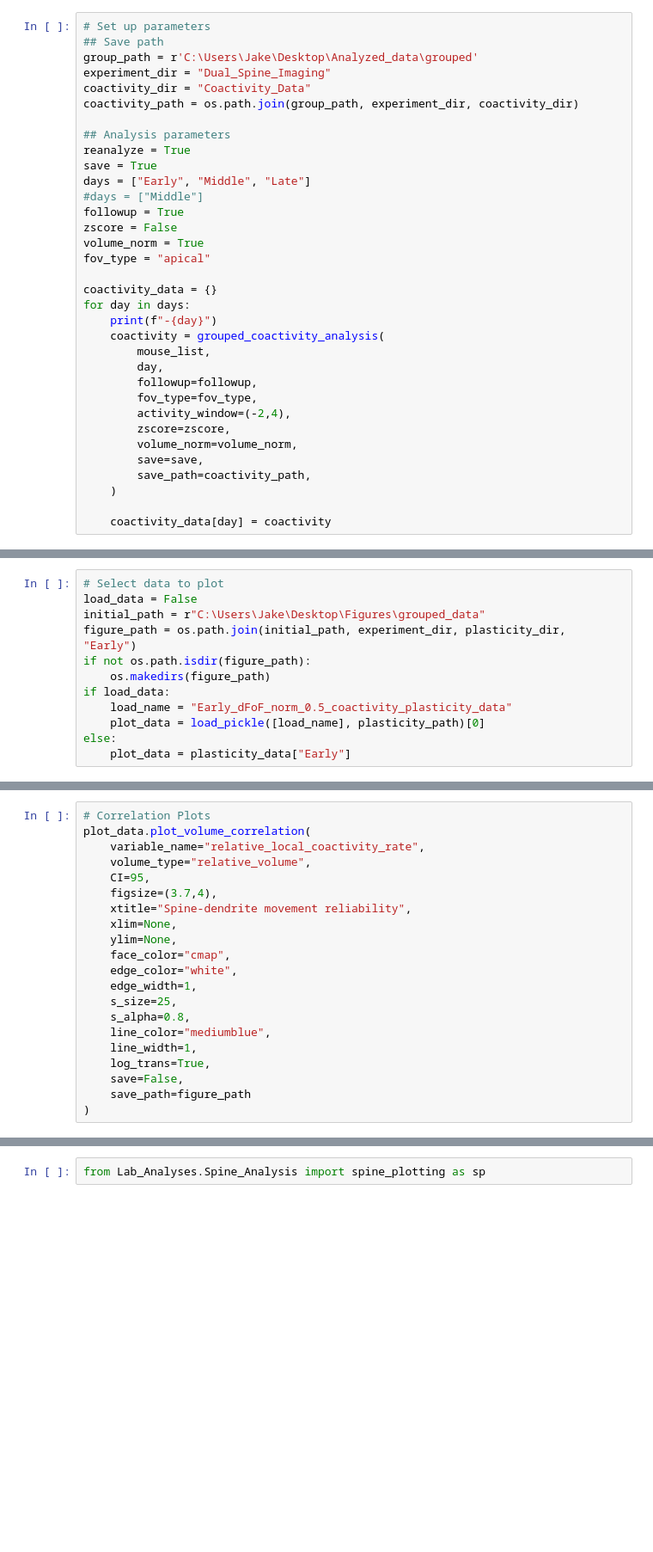
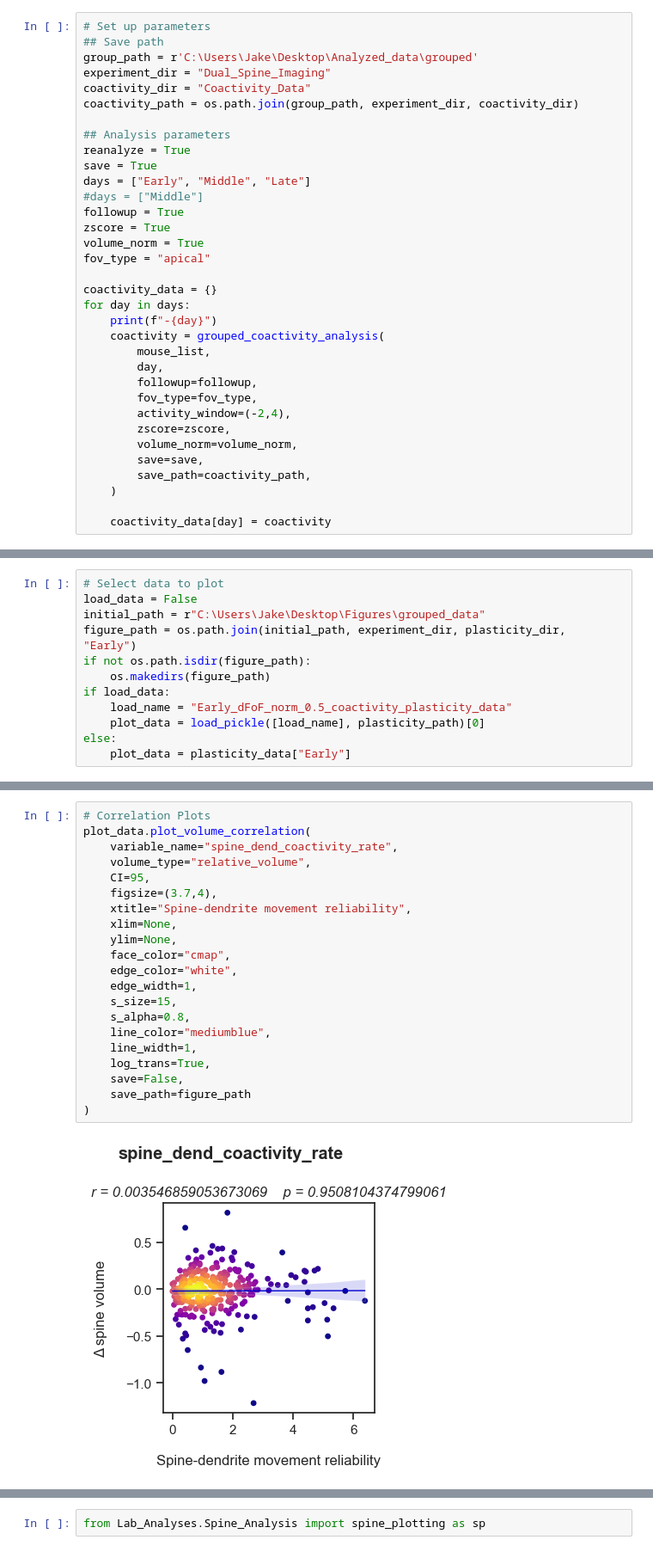
Before and after one commit to wjakewright/Lab_Analyses, a Jupyter notebook: Lab_Analyses/Spine_Analysis/Batch_Coactivity_Analysis.ipynb, the cells around one changed output, grey strips where cells are left out. Shown at 86% size. Cells and saved outputs as stored; diff of their text form; blank space fills up the shorter version.

```diff
--- a/Lab_Analyses/Spine_Analysis/Batch_Coactivity_Analysis.ipynb
+++ b/Lab_Analyses/Spine_Analysis/Batch_Coactivity_Analysis.ipynb
@@ -56,7 +56,7 @@ save = True
 days = ["Early", "Middle", "Late"]
 #days = ["Middle"]
 followup = True
-zscore = False
+zscore = True
 volume_norm = True
 fov_type = "apical"
 
@@ -176,24 +342,26 @@ for key in plot_data.__dict__.keys():
 # %%
 # Correlation Plots
 plot_data.plot_volume_correlation(
-    variable_name="relative_local_coactivity_rate",
+    variable_name="spine_dend_coactivity_rate",
     volume_type="relative_volume",
     CI=95,
     figsize=(3.7,4),
     xtitle="Spine-dendrite movement reliability",
     xlim=None,
     ylim=None,
     face_color="cmap",
     edge_color="white",
     edge_width=1,
-    s_size=25,
+    s_size=15,
     s_alpha=0.8,
     line_color="mediumblue",
     line_width=1,
     log_trans=True,
     save=False,
     save_path=figure_path
 )
+# %% [output]
+[figure, added]
 # %%
 # Group mean activity plots
 plot_data.plot_group_scatter_plot(
```
Also changed, not shown: parts of 24 cells of this notebook.
